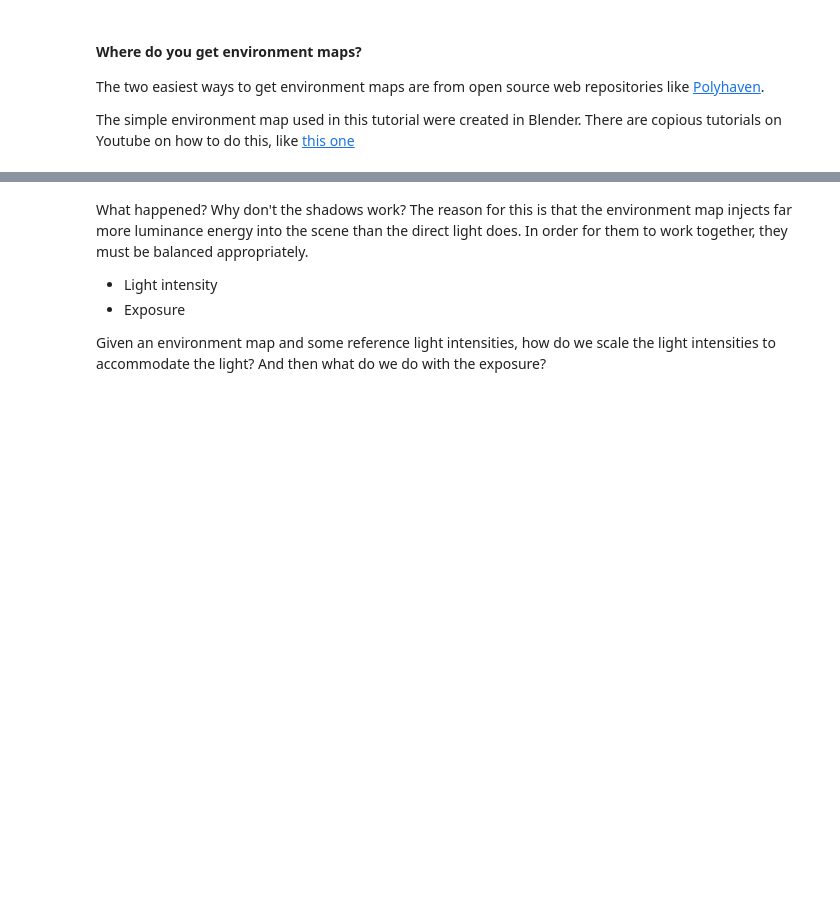
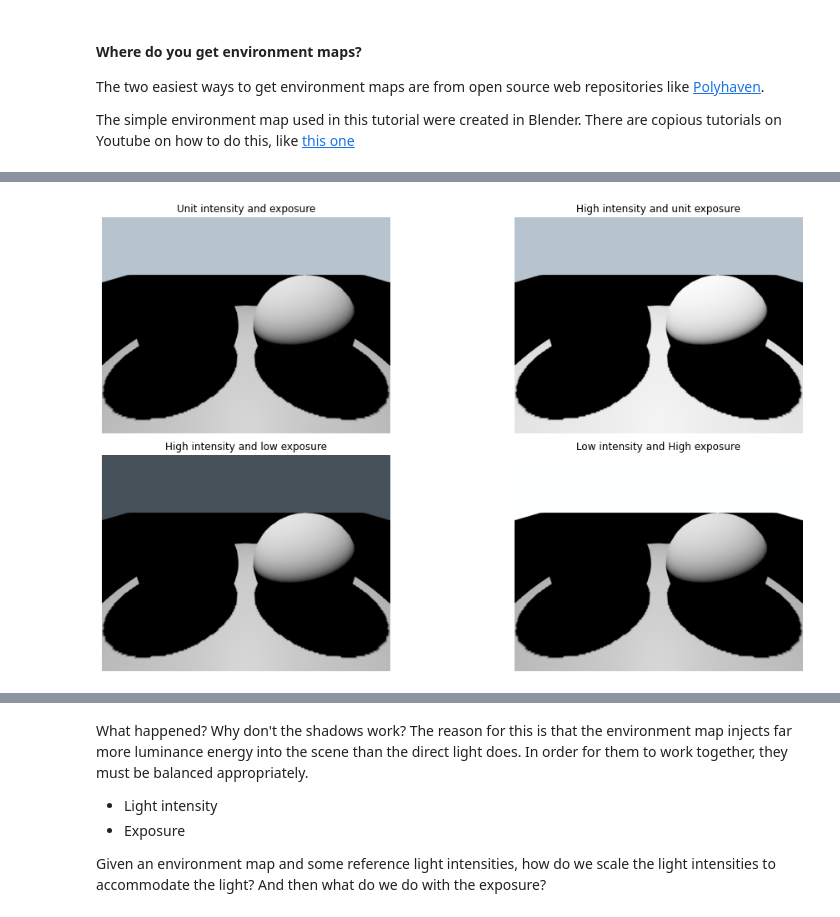
Before and after one commit to SeanCurtis-TRI/drake, a Jupyter notebook: tutorials/configuring_lighting.ipynb, the cells around one changed output, grey strips where cells are left out. Drawn from its saved outputs; the diff is of its cells as text; code cells hidden in the pictures; blank space fills up the shorter version.

```diff
--- a/tutorials/configuring_lighting.ipynb
+++ b/tutorials/configuring_lighting.ipynb
@@ -1432,0 +1489,27 @@ see no shadows.
+# %%
+def make_config(intensity, exposure):
+    light = LightParameter(type="spot", frame="world",
+                           position=[0, 0, 4], cone_angle=40,
+                           direction=[0, 0, -1],
+                           intensity=intensity)
+    return {"exposure": exposure,
+            "cast_shadows": True,
+            "lights": [light]}
+
+comparator.set_render_engines([
+    # The light square in the 125-watt environment map is 7.5 W. By placing
+    # single shadow-casting light *above* the spheres with the same intensity,
+    # we'll reproduce the lighting on the sphere top.
+    RenderEngineSpec("Unit intensity and exposure", make_config(7.5, 1)),
+    RenderEngineSpec("High intensity and unit exposure", make_config(20, 1)),
+    RenderEngineSpec("High intensity and low exposure", make_config(75, 0.1)),
+    RenderEngineSpec("Low intensity and High exposure", make_config(0.75, 10)),
+    ])
+
+# Center on the ball, with it largely filling the frame.
+comparator.pose_camera_once(camera_in_world=[0, -2.5, 2.5],
+                            target_in_world=[0, 0, 1])
+
+comparator.render()
+# %% [output]
+[figure, added]
```
Also changed, not shown: parts of 8 cells of this notebook, 3 other files.
